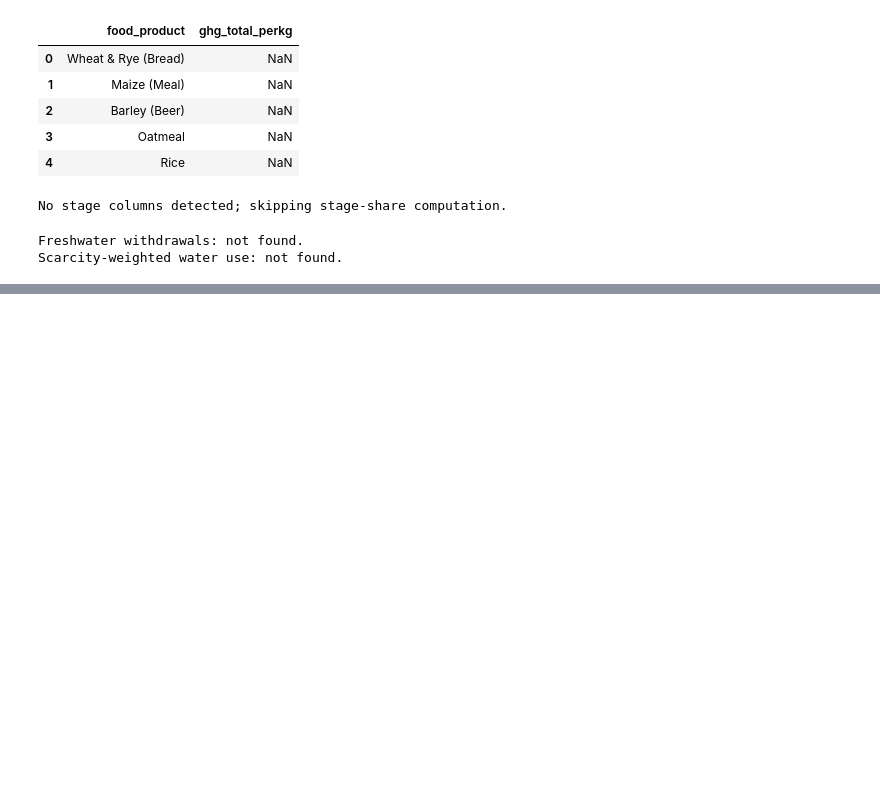
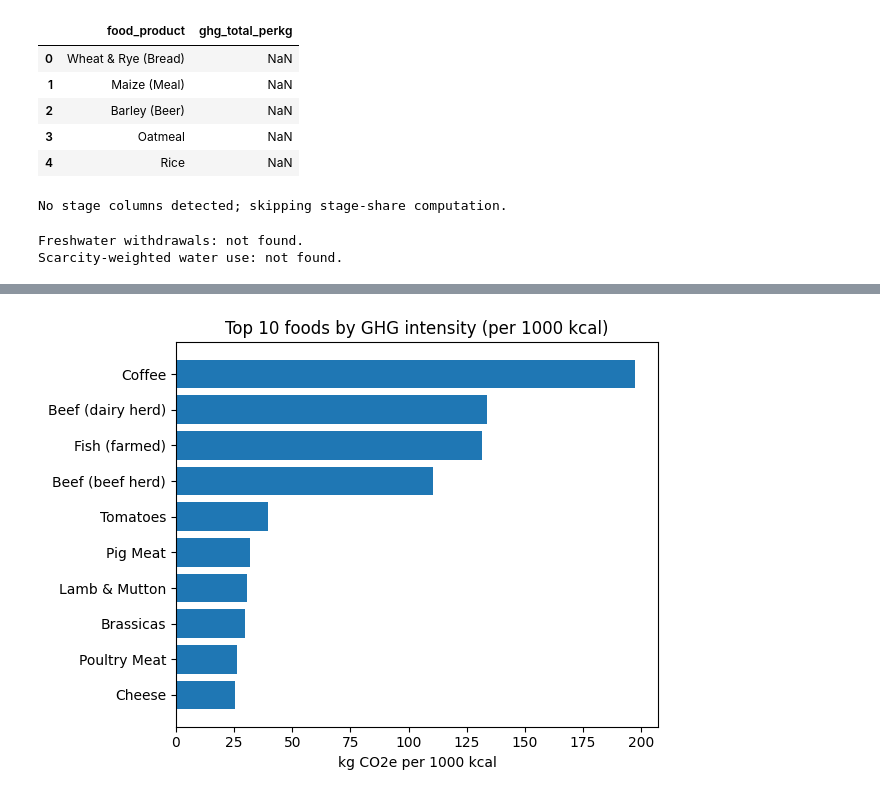
Before and after one commit to MillicentAgyir/Food-Production-Analysis, a Jupyter notebook: Business & Data Understanding.ipynb, the cells around one changed output, grey strips where cells are left out. Saved outputs shown, nothing was run; the diff lists cells and outputs as text; code cells hidden in the pictures; blank space fills up the shorter version.

Commit message:
Data Understanding 2

```diff
--- a/Business & Data Understanding.ipynb
+++ b/Business & Data Understanding.ipynb
@@ -459,0 +401,93 @@ NameError: name 'perkcal_col' is not defined
+# %%
+# --- Patch for NameError: define perkcal_col/perprot_col and safe fallbacks ---
+
+import pandas as pd
+import numpy as np
+import matplotlib.pyplot as plt
+import re
+
+def normalize_name(s: str) -> str:
+    s = re.sub(r"\s+", "_", s.strip())
+    s = re.sub(r"[^\w\-/·²³()]+", "_", s)
+    return s.lower().strip("_")
+
+def detect_columns(columns):
+    cols = list(columns)
+    # Totals by basis
+    total_perkg = [c for c in cols if re.search(r"(total|overall).*(co2|co₂|ghg).*(/|\s)kg", c, re.I)]
+    if not total_perkg:
+        total_perkg = [c for c in cols if re.search(r"(ghg|emission|co2|co₂).*(/|\s)kg", c, re.I) and "1000" not in c and "100 g" not in c.lower()]
+    total_perkcal = [c for c in cols if re.search(r"(ghg|emission|co2|co₂).*1000\s*kcal", c, re.I)]
+    total_perprotein = [c for c in cols if re.search(r"(ghg|emission|co2|co₂).*100\s*g.*protein", c, re.I)]
+    return {
+        "total_ghg_perkg": total_perkg[:1],
+        "total_ghg_per1000kcal": total_perkcal[:1],
+        "total_ghg_per100g_protein": total_perprotein[:1],
+    }
+
+# Ensure df_clean exists; if not, fall back to df
+if "df_clean" not in globals():
+    if "df" in globals():
+        df_clean = df.copy()
+        df_clean.rename(columns={c: normalize_name(c) for c in df_clean.columns}, inplace=True)
+    else:
+        df_clean = pd.read_csv("Food_Production.csv")
+        df_clean.rename(columns={c: normalize_name(c) for c in df_clean.columns}, inplace=True)
+
+# Label fallback
+if "LABEL_CLEAN" not in globals():
+    obj_cols = df_clean.select_dtypes(include="object").columns.tolist()
+    LABEL_CLEAN = obj_cols[0] if obj_cols else df_clean.columns[0]
+
+# Detect columns on current df_clean headers
+detected_clean = detect_columns(df_clean.columns)
+
+perkcal_col  = detected_clean["total_ghg_per1000kcal"][0] if detected_clean["total_ghg_per1000kcal"] else None
+perprot_col  = detected_clean["total_ghg_per100g_protein"][0] if detected_clean["total_ghg_per100g_protein"] else None
+
+# If ghg_total_perkg not present, attempt to construct it from any matching total-per-kg column
+if "ghg_total_perkg" not in df_clean.columns:
+    perkg_col = detected_clean["total_ghg_perkg"][0] if detected_clean["total_ghg_perkg"] else None
+    if perkg_col and perkg_col in df_clean.columns:
+        df_clean["ghg_total_perkg"] = pd.to_numeric(df_clean[perkg_col], errors="coerce")
+
+def bar_topn(df_in, label_col, value_col, xlabel, title, n=10):
+    s = pd.to_numeric(df_in[value_col], errors="coerce")
+    top = (
+        pd.DataFrame({label_col: df_in[label_col], value_col: s})
+        .dropna()
+        .sort_values(value_col, ascending=False)
+        .head(n)
+    )
+    plt.figure()
+    plt.barh(top[label_col][::-1], top[value_col][::-1])
+    plt.xlabel(xlabel)
+    plt.title(title)
+    plt.tight_layout()
+    plt.show()
+
+# a) Histogram of total GHG per kg
+if "ghg_total_perkg" in df_clean.columns and df_clean["ghg_total_perkg"].notna().any():
+    plt.figure()
+    df_clean["ghg_total_perkg"].dropna().hist(bins=12)
+    plt.xlabel("GHG total (kg CO2e per kg product)")
+    plt.ylabel("Count of foods")
+    plt.title("Distribution of GHG intensity (per kg)")
+    plt.show()
+
+# b) Top 10 by per kg
+if "ghg_total_perkg" in df_clean.columns and df_clean["ghg_total_perkg"].notna().any():
+    bar_topn(df_clean, LABEL_CLEAN, "ghg_total_perkg",
+             "kg CO2e per kg", "Top 10 foods by GHG intensity (per kg)")
+
+# c) Top 10 by per 1000 kcal (guarded)
+if perkcal_col and perkcal_col in df_clean.columns and df_clean[perkcal_col].notna().any():
+    bar_topn(df_clean, LABEL_CLEAN, perkcal_col,
+             "kg CO2e per 1000 kcal", "Top 10 foods by GHG intensity (per 1000 kcal)")
+
+# d) Top 10 by per 100 g protein (guarded)
+if perprot_col and perprot_col in df_clean.columns and df_clean[perprot_col].notna().any():
+    bar_topn(df_clean, LABEL_CLEAN, perprot_col,
+             "kg CO2e per 100 g protein", "Top 10 foods by GHG intensity (per 100 g protein)")
+# %% [output]
+[figure, added]
```
Also changed, not shown: parts of 3 cells of this notebook.
